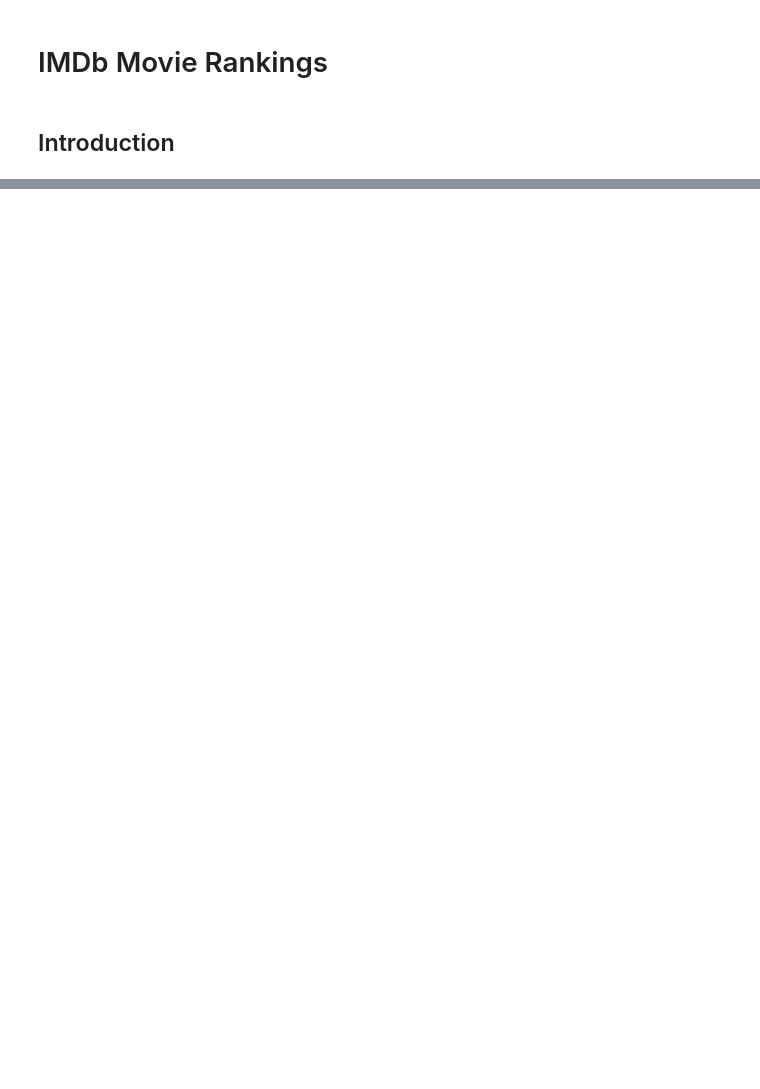
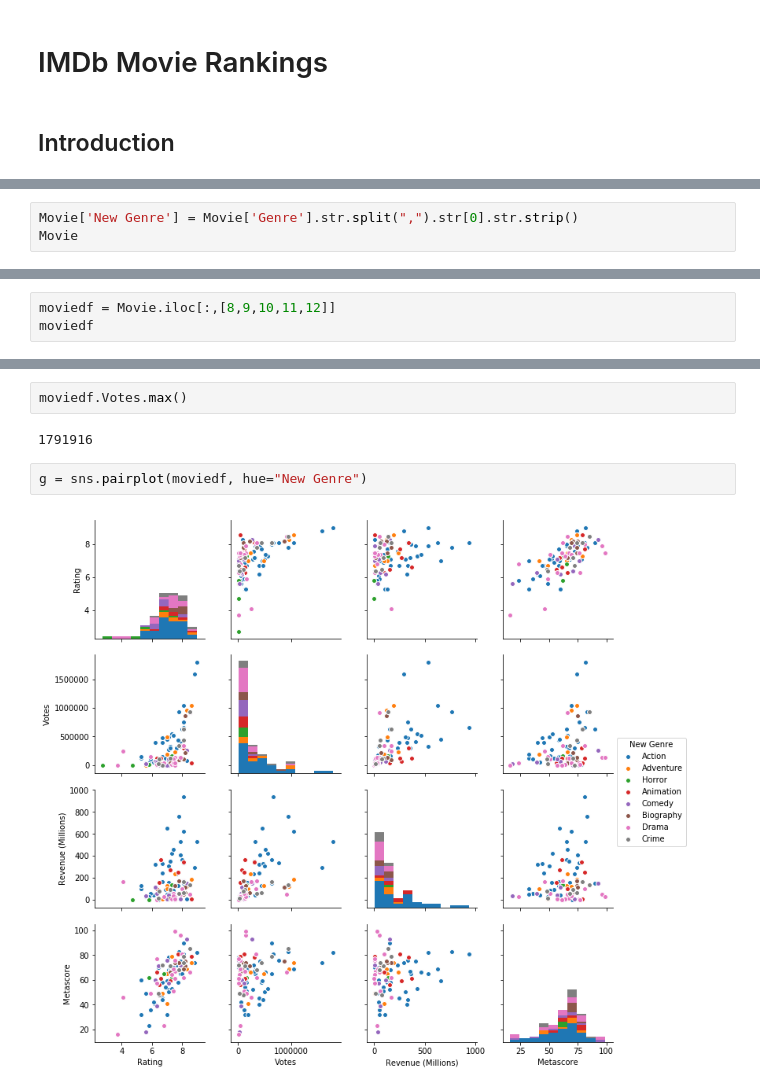
Before and after one commit to donalcarr/DC_Real-World-Simulation, a Jupyter notebook: Project 2018 - Simulation Movies.ipynb, the cells around one changed output, grey strips where cells are left out. Saved outputs shown, nothing was run; the diff lists cells and outputs as text; blank space fills up the shorter version.

```diff
--- a/Project 2018 - Simulation Movies.ipynb
+++ b/Project 2018 - Simulation Movies.ipynb
@@ -34,0 +36,3 @@ SyntaxError: invalid syntax (<ipython-input-3-0c815b233df4>, line 1)
+# %%
+Movie['New Genre'] = Movie['Genre'].str.split(",").str[0].str.strip()
+Movie
@@ -34,0 +58,3 @@ SyntaxError: invalid syntax (<ipython-input-3-0c815b233df4>, line 1)
+# %%
+moviedf = Movie.iloc[:,[8,9,10,11,12]]
+moviedf
@@ -34,0 +92,8 @@ SyntaxError: invalid syntax (<ipython-input-3-0c815b233df4>, line 1)
+# %%
+moviedf.Votes.max()
+# %% [output]
+1791916
+# %%
+g = sns.pairplot(moviedf, hue="New Genre")
+# %% [output]
+[figure, added]
```
Also changed, not shown: parts of 6 cells of this notebook.
